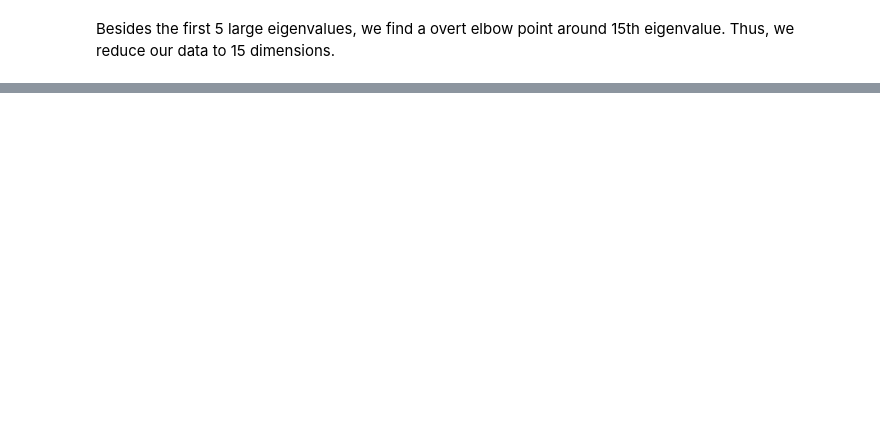
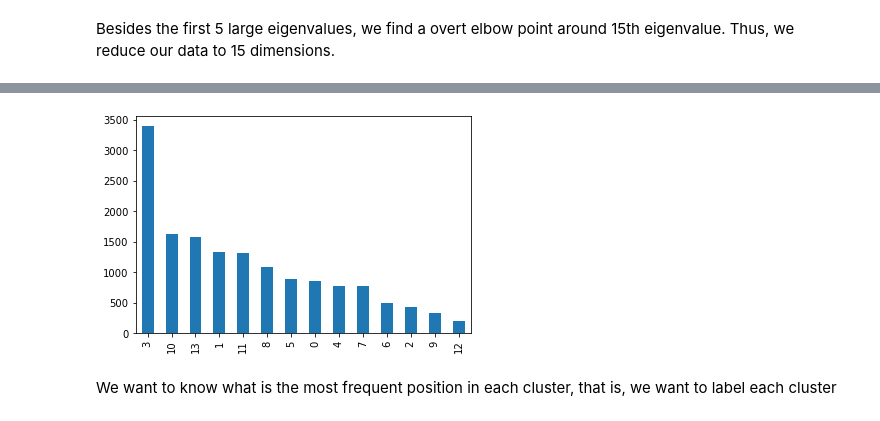
Before and after one commit to mikeheheda/FIFA-Player-Clustering, a Jupyter notebook: 118B Final Project.ipynb, the cells around one changed output, grey strips where cells are left out. Saved outputs shown, nothing was run; the diff lists cells and outputs as text; code cells hidden in the pictures; blank space fills up the shorter version.

```diff
--- a/118B Final Project.ipynb
+++ b/118B Final Project.ipynb
@@ -567,4 +595,4 @@ pd.DataFrame(pi).to_csv("/Users/waichung/Desktop/SP21/COGS118B/Final/pi.csv")
 # %%
 for i in range(14):
-    path = "/Users/waichung/Desktop/SP21/COGS118B/Final/sigma"+str(i)+".csv"
+    path = "/Users/waichung/Desktop/SP21/COGS118B/Final2/sigma"+str(i)+".csv"
     pd.DataFrame(sigma[i]).to_csv(path)
@@ -583,0 +626,7 @@ df_gamma.head()
+# %%
+pd.Series(cluster).value_counts().plot.bar()
+plt.show()
+# %% [output]
+[figure, added]
+# %% [markdown]
+We want to know what is the most frequent position in each cluster, that is, we want to label each cluster
```
Also changed, not shown: parts of 19 cells of this notebook.
